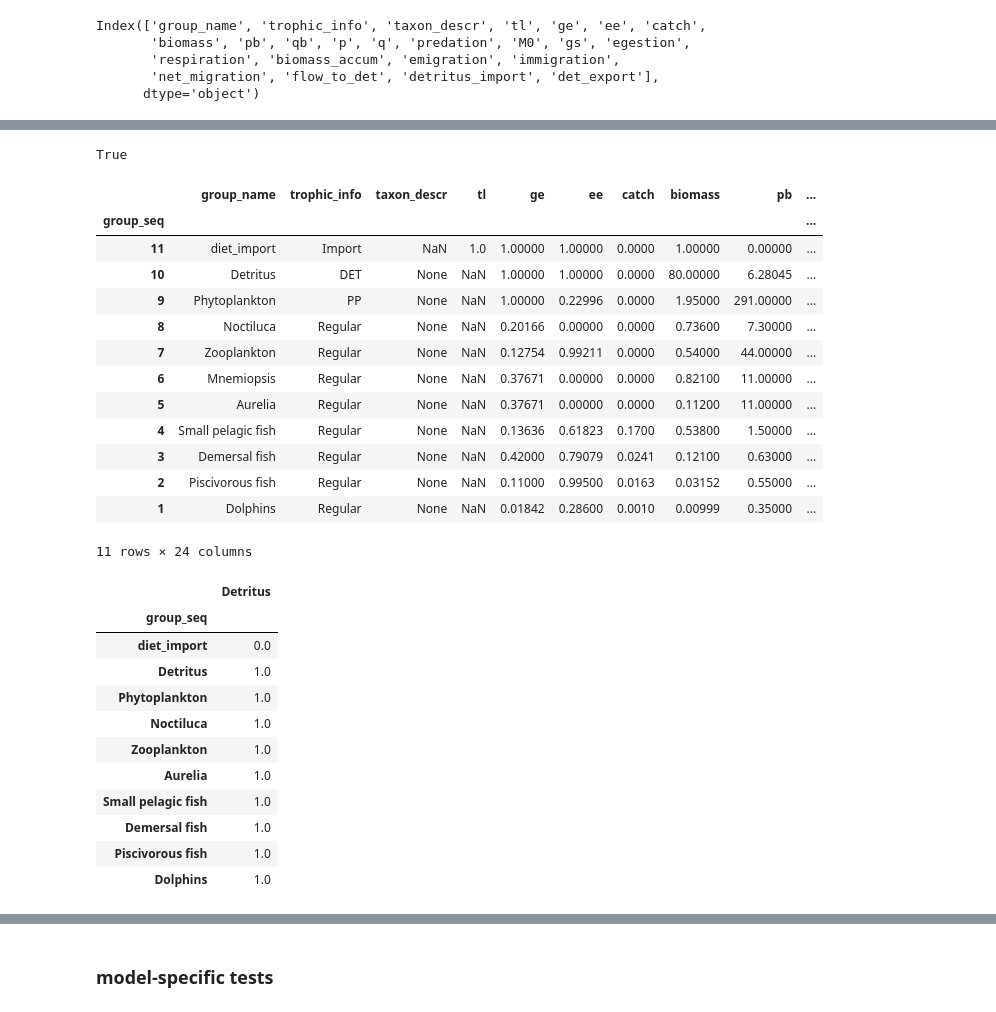
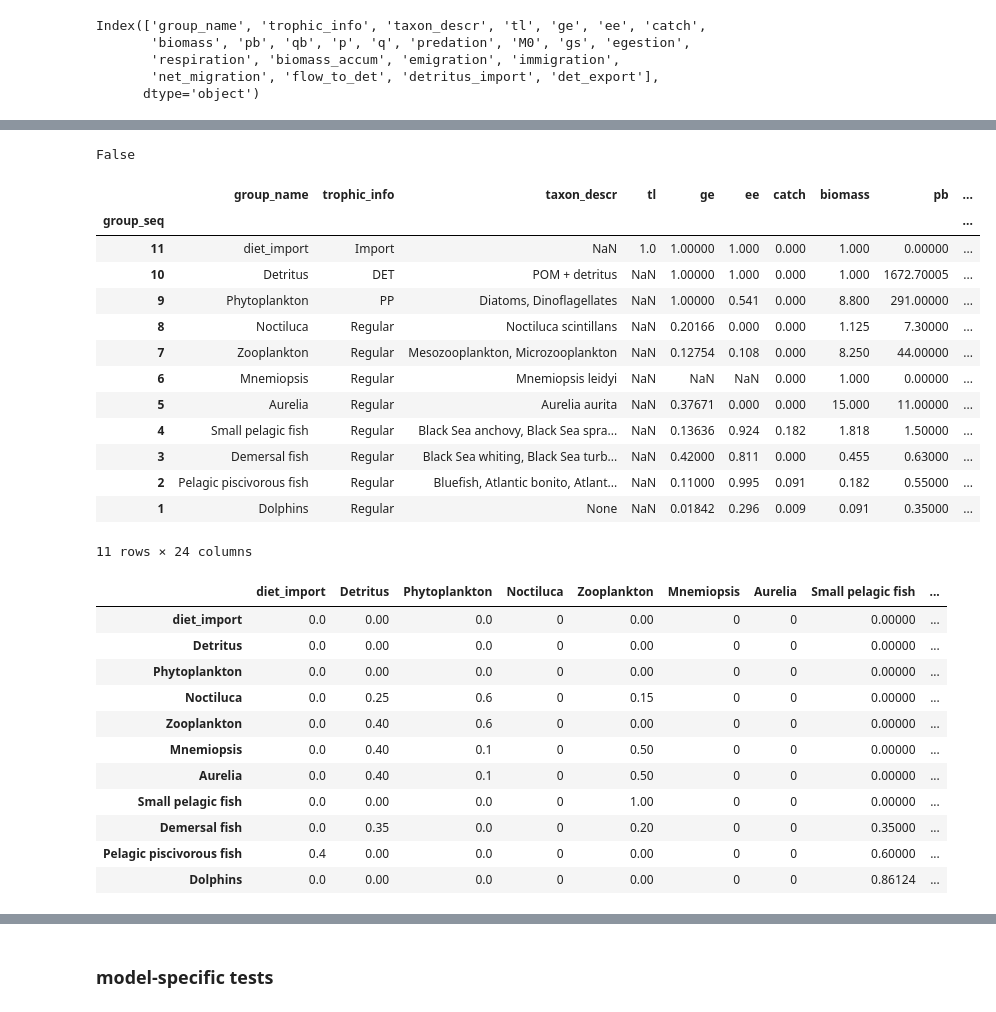
Before and after one commit to idocarmel1/PPREstimation, a Jupyter notebook: notebooks/tests.ipynb, the cells around one changed output, grey strips where cells are left out. Saved outputs shown, nothing was run; the diff lists cells and outputs as text; code cells hidden in the pictures.

```diff
--- a/notebooks/tests.ipynb
+++ b/notebooks/tests.ipynb
@@ -91,59 +108,59 @@ Index(['group_name', 'trophic_info', 'taxon_descr', 'tl', 'ge', 'ee', 'catch',
 # self = self_orig
 self = self_new
 # %%
-col = 'biomass_accum'
+col = 'biomass'
 bool(np.all(np.isclose(df_orig[col] - df_new[col], 0)))
 # df_new[col]
 # %% [output]
-True
+False
 # %%
 # model_path = '../real_models/EwE_jsons/227_227_Iceland_(1950).json'
 # model_path = '../real_models/ToyModels/900_900_Multi_DET_Toy_(2026).json'
 # model_path = '../real_models/EwE_jsons/68_68_Icelandic_shelf_(1997).json'
 # model_path = '../real_models/EwE_jsons/410_410_North_South_of_China_Sea_(1970).json'
 model_path = f'../real_models/EwE_jsons/691_691_Black_Sea_(1960).json'
-model_path = f'../real_models/EwE_jsons/693_693_Black_Sea_(1988).json'
+# model_path = f'../real_models/EwE_jsons/693_693_Black_Sea_(1988).json'
 # model_path = f'../real_models/EwE_jsons/433_433_BlackSea_(1955).json'
 # model_path = f'../real_models/new_EwE_jsons/{models_over_10000[4]}'
 
-# model_path = f'../real_models/new_EwE_jsons/{models_over_10000[11]}'
+model_path = f'../real_models/new_EwE_jsons/{models_over_10000[11]}'
 # model_path = f'../real_models/new_EwE_jsons/{models_over_10000[15]}'
 
 model = ModelData(model_path)
 self = PPRCalculator.from_modeldata(model, underdetermined=False, zero_biomass_accum=False, default_gs=False)
 self.get_groups_df().round(5)
 # %% [output]
 |  | group_name | trophic_info | taxon_descr | tl | ge | ee | catch | biomass | pb | ... |
 | group_seq |  |  |  |  |  |  |  |  |  | ... |
-| 11 | diet_import | Import | NaN | 1.0 | 1.00000 | 1.00000 | 0.0000 | 1.00000 | 0.00000 | ... |
-| 10 | Detritus | DET | None | NaN | 1.00000 | 1.00000 | 0.0000 | 80.00000 | 6.28045 | ... |
-| 9 | Phytoplankton | PP | None | NaN | 1.00000 | 0.22996 | 0.0000 | 1.95000 | 291.00000 | ... |
-| 8 | Noctiluca | Regular | None | NaN | 0.20166 | 0.00000 | 0.0000 | 0.73600 | 7.30000 | ... |
-| 7 | Zooplankton | Regular | None | NaN | 0.12754 | 0.99211 | 0.0000 | 0.54000 | 44.00000 | ... |
-| 6 | Mnemiopsis | Regular | None | NaN | 0.37671 | 0.00000 | 0.0000 | 0.82100 | 11.00000 | ... |
-| 5 | Aurelia | Regular | None | NaN | 0.37671 | 0.00000 | 0.0000 | 0.11200 | 11.00000 | ... |
-| 4 | Small pelagic fish | Regular | None | NaN | 0.13636 | 0.61823 | 0.1700 | 0.53800 | 1.50000 | ... |
-| 3 | Demersal fish | Regular | None | NaN | 0.42000 | 0.79079 | 0.0241 | 0.12100 | 0.63000 | ... |
-| 2 | Piscivorous fish | Regular | None | NaN | 0.11000 | 0.99500 | 0.0163 | 0.03152 | 0.55000 | ... |
-| 1 | Dolphins | Regular | None | NaN | 0.01842 | 0.28600 | 0.0010 | 0.00999 | 0.35000 | ... |
+| 11 | diet_import | Import | NaN | 1.0 | 1.00000 | 1.000 | 0.000 | 1.000 | 0.00000 | ... |
+| 10 | Detritus | DET | POM + detritus | NaN | 1.00000 | 1.000 | 0.000 | 1.000 | 1672.70005 | ... |
+| 9 | Phytoplankton | PP | Diatoms, Dinoflagellates | NaN | 1.00000 | 0.541 | 0.000 | 8.800 | 291.00000 | ... |
+| 8 | Noctiluca | Regular | Noctiluca scintillans | NaN | 0.20166 | 0.000 | 0.000 | 1.125 | 7.30000 | ... |
+| 7 | Zooplankton | Regular | Mesozooplankton, Microzooplankton | NaN | 0.12754 | 0.108 | 0.000 | 8.250 | 44.00000 | ... |
+| 6 | Mnemiopsis | Regular | Mnemiopsis leidyi | NaN | NaN | NaN | 0.000 | 1.000 | 0.00000 | ... |
+| 5 | Aurelia | Regular | Aurelia aurita | NaN | 0.37671 | 0.000 | 0.000 | 15.000 | 11.00000 | ... |
+| 4 | Small pelagic fish | Regular | Black Sea anchovy, Black Sea spra... | NaN | 0.13636 | 0.924 | 0.182 | 1.818 | 1.50000 | ... |
+| 3 | Demersal fish | Regular | Black Sea whiting, Black Sea turb... | NaN | 0.42000 | 0.811 | 0.000 | 0.455 | 0.63000 | ... |
+| 2 | Pelagic piscivorous fish | Regular | Bluefish, Atlantic bonito, Atlant... | NaN | 0.11000 | 0.995 | 0.091 | 0.182 | 0.55000 | ... |
+| 1 | Dolphins | Regular | None | NaN | 0.01842 | 0.296 | 0.009 | 0.091 | 0.35000 | ... |
 11 rows × 24 columns
 # %%
-# PPRCalculator.rename_results(self.get_DC(), self.seq2name).round(5)
-PPRCalculator.rename_results(self.get_det_fate(), self.seq2name).round(5)
+PPRCalculator.rename_results(self.get_DC(), self.seq2name).round(5)
+# PPRCalculator.rename_results(self.get_det_fate(), self.seq2name).round(5)
 # self.get_DC().round(5)
 # %% [output]
-|  | Detritus |
-| group_seq |  |
-| diet_import | 0.0 |
-| Detritus | 1.0 |
-| Phytoplankton | 1.0 |
-| Noctiluca | 1.0 |
-| Zooplankton | 1.0 |
-| Aurelia | 1.0 |
-| Small pelagic fish | 1.0 |
-| Demersal fish | 1.0 |
-| Piscivorous fish | 1.0 |
-| Dolphins | 1.0 |
+|  | diet_import | Detritus | Phytoplankton | Noctiluca | Zooplankton | Mnemiopsis | Aurelia | Small pelagic fish | ... |
+| diet_import | 0.0 | 0.00 | 0.0 | 0 | 0.00 | 0 | 0 | 0.00000 | ... |
+| Detritus | 0.0 | 0.00 | 0.0 | 0 | 0.00 | 0 | 0 | 0.00000 | ... |
+| Phytoplankton | 0.0 | 0.00 | 0.0 | 0 | 0.00 | 0 | 0 | 0.00000 | ... |
+| Noctiluca | 0.0 | 0.25 | 0.6 | 0 | 0.15 | 0 | 0 | 0.00000 | ... |
+| Zooplankton | 0.0 | 0.40 | 0.6 | 0 | 0.00 | 0 | 0 | 0.00000 | ... |
+| Mnemiopsis | 0.0 | 0.40 | 0.1 | 0 | 0.50 | 0 | 0 | 0.00000 | ... |
+| Aurelia | 0.0 | 0.40 | 0.1 | 0 | 0.50 | 0 | 0 | 0.00000 | ... |
+| Small pelagic fish | 0.0 | 0.00 | 0.0 | 0 | 1.00 | 0 | 0 | 0.00000 | ... |
+| Demersal fish | 0.0 | 0.35 | 0.0 | 0 | 0.20 | 0 | 0 | 0.35000 | ... |
+| Pelagic piscivorous fish | 0.4 | 0.00 | 0.0 | 0 | 0.00 | 0 | 0 | 0.60000 | ... |
+| Dolphins | 0.0 | 0.00 | 0.0 | 0 | 0.00 | 0 | 0 | 0.86124 | ... |
 # %%
 balanced, p, q = self.is_model_balanced()
 print(f'balanced: {balanced}')
```
Also changed, not shown: parts of 4 cells of this notebook, 2 other files.
